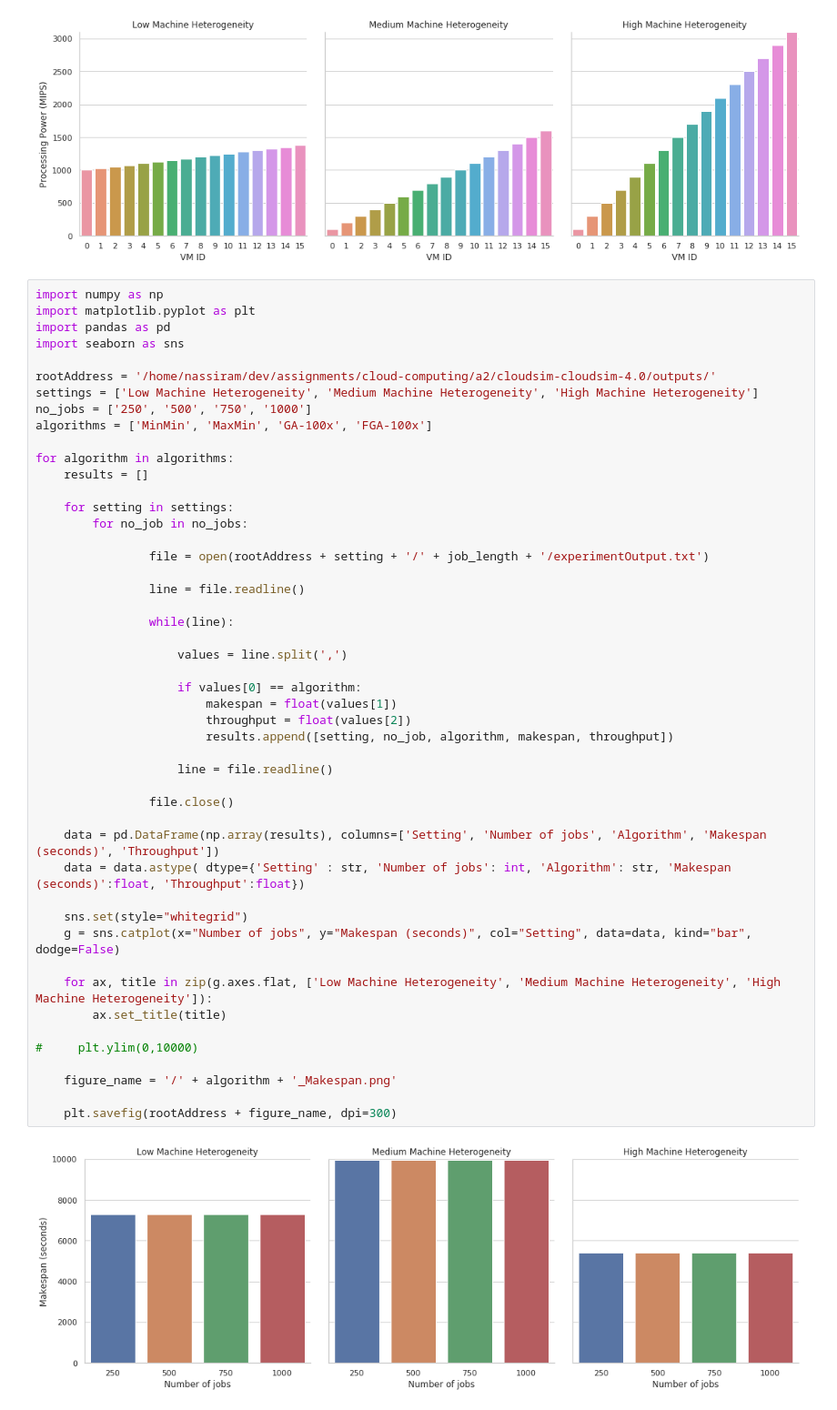
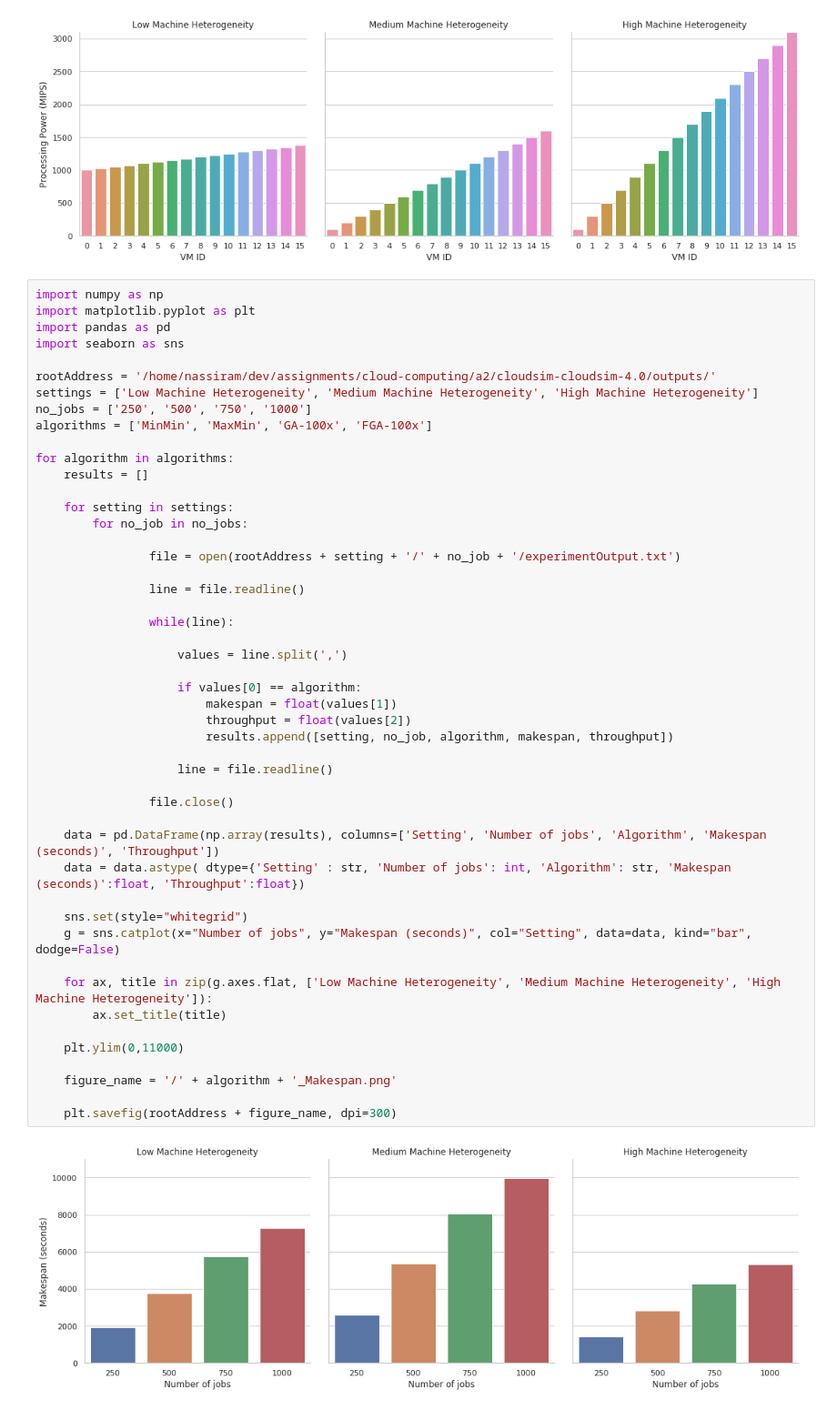
Before and after one commit to AmirMahdiNassiri/cloudsim, a Jupyter notebook: outputs/plotter.ipynb, the cells around one changed output. Shown at 91% size. Cells and saved outputs as stored; diff of their text form.

Commit message:
Figures re-plotted

```diff
--- a/outputs/plotter.ipynb
+++ b/outputs/plotter.ipynb
@@ -153,36 +153,36 @@ for algorithm in algorithms:
     for setting in settings:
         for no_job in no_jobs:
 
-                file = open(rootAddress + setting + '/' + job_length + '/experimentOutput.txt')
+                file = open(rootAddress + setting + '/' + no_job + '/experimentOutput.txt')
 
                 line = file.readline()
 
                 while(line):
 
                     values = line.split(',')
 
                     if values[0] == algorithm:
                         makespan = float(values[1])
                         throughput = float(values[2])
                         results.append([setting, no_job, algorithm, makespan, throughput])
 
                     line = file.readline()
 
                 file.close()
 
     data = pd.DataFrame(np.array(results), columns=['Setting', 'Number of jobs', 'Algorithm', 'Makespan (seconds)', 'Throughput'])
     data = data.astype( dtype={'Setting' : str, 'Number of jobs': int, 'Algorithm': str, 'Makespan (seconds)':float, 'Throughput':float})
 
     sns.set(style="whitegrid")
     g = sns.catplot(x="Number of jobs", y="Makespan (seconds)", col="Setting", data=data, kind="bar", dodge=False)
 
     for ax, title in zip(g.axes.flat, ['Low Machine Heterogeneity', 'Medium Machine Heterogeneity', 'High Machine Heterogeneity']):
         ax.set_title(title)
 
-#     plt.ylim(0,10000)
+    plt.ylim(0,11000)
 
     figure_name = '/' + algorithm + '_Makespan.png'
 
     plt.savefig(rootAddress + figure_name, dpi=300)
 # %% [output]
-[figure, old version]
+[figure, new version]
```
Also changed, not shown: parts of 2 cells of this notebook, 8 other files.
